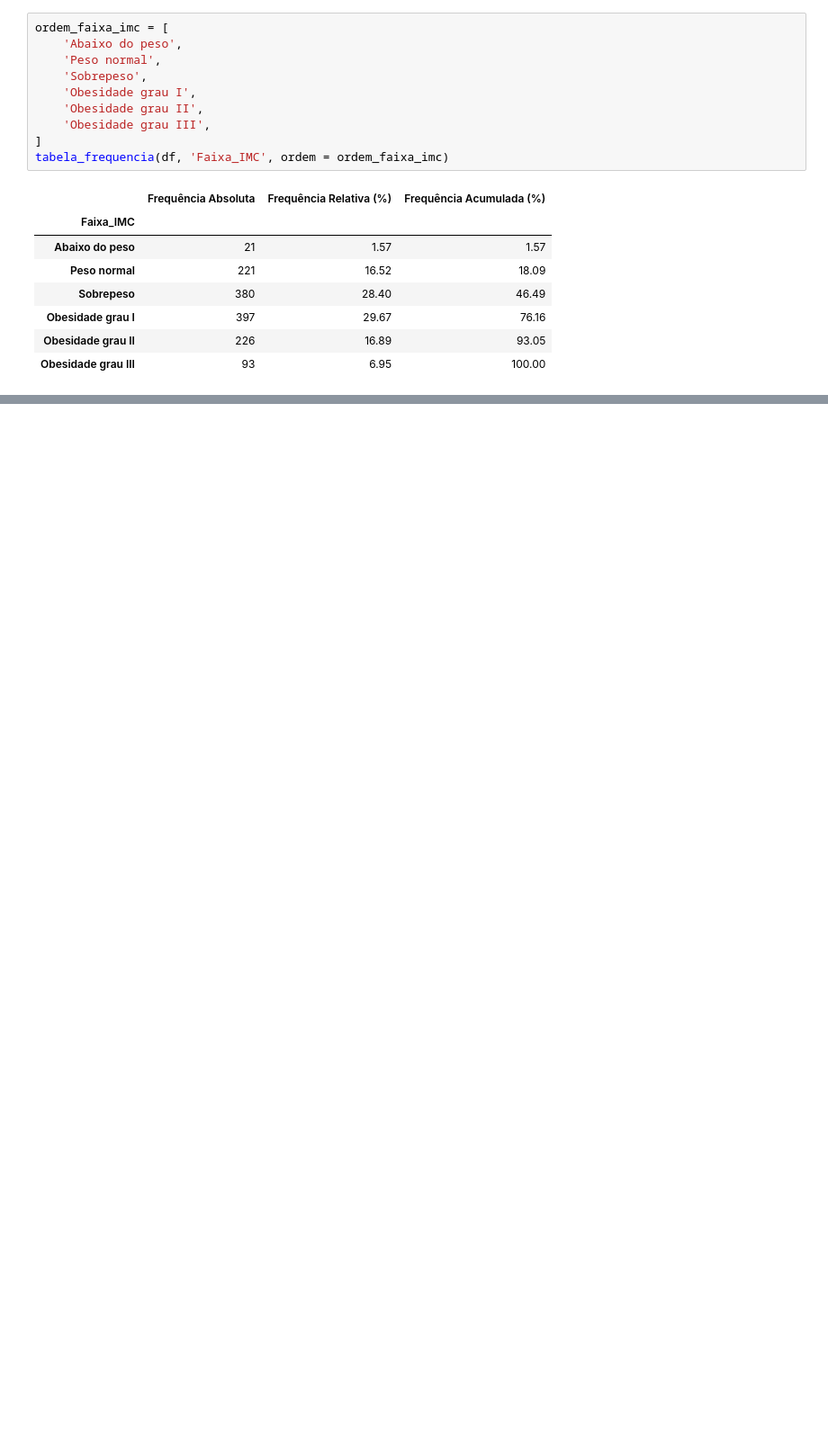
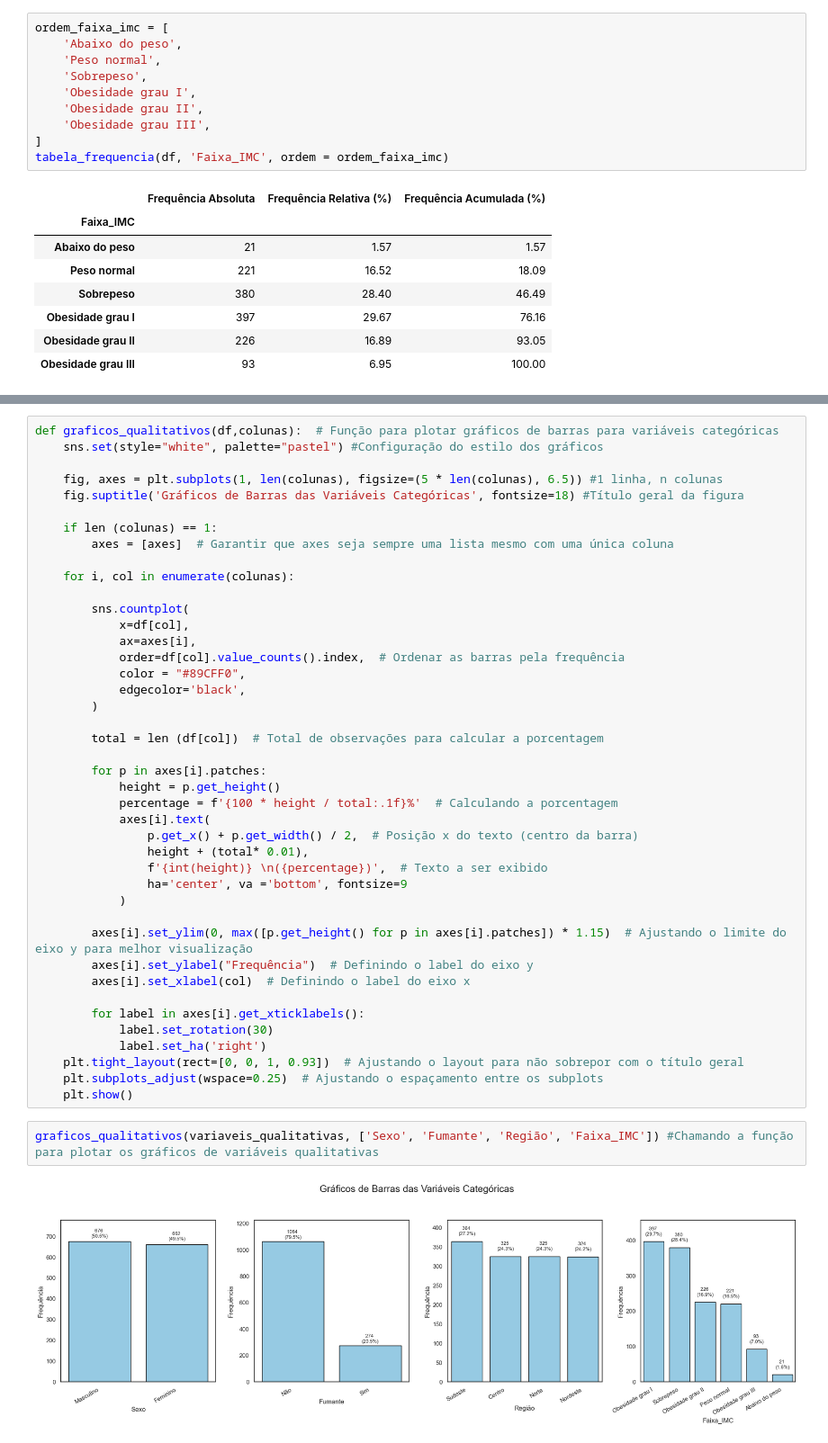
Before and after one commit to pauloivicentin/projeto_healthy_analytics, a Jupyter notebook: notebooks/analises_do_projeto.ipynb, the cells around one changed output, grey strips where cells are left out. Shown at 90% size. Saved outputs shown, nothing was run; the diff lists cells and outputs as text; blank space fills up the shorter version.

```diff
--- a/notebooks/analises_do_projeto.ipynb
+++ b/notebooks/analises_do_projeto.ipynb
@@ -638,0 +424,46 @@ plt.show()
+# %%
+def graficos_qualitativos(df,colunas):  # Função para plotar gráficos de barras para variáveis categóricas
+    sns.set(style="white", palette="pastel") #Configuração do estilo dos gráficos
+
+    fig, axes = plt.subplots(1, len(colunas), figsize=(5 * len(colunas), 6.5)) #1 linha, n colunas
+    fig.suptitle('Gráficos de Barras das Variáveis Categóricas', fontsize=18) #Título geral da figura
+
+    if len (colunas) == 1:
+        axes = [axes]  # Garantir que axes seja sempre uma lista mesmo com uma única coluna
+
+    for i, col in enumerate(colunas):
+
+        sns.countplot(
+            x=df[col],
+            ax=axes[i],
+            order=df[col].value_counts().index,  # Ordenar as barras pela frequência
+            color = "#89CFF0",
+            edgecolor='black',
+        )
+
+        total = len (df[col])  # Total de observações para calcular a porcentagem
+
+        for p in axes[i].patches:
+            height = p.get_height()
+            percentage = f'{100 * height / total:.1f}%'  # Calculando a porcentagem
+            axes[i].text(
+                p.get_x() + p.get_width() / 2,  # Posição x do texto (centro da barra)
+                height + (total* 0.01),
+                f'{int(height)} \n({percentage})',  # Texto a ser exibido
+                ha='center', va ='bottom', fontsize=9
+            )
+
+        axes[i].set_ylim(0, max([p.get_height() for p in axes[i].patches]) * 1.15)  # Ajustando o limite do eixo y para melhor visualização
+        axes[i].set_ylabel("Frequência")  # Definindo o label do eixo y
+        axes[i].set_xlabel(col)  # Definindo o label do eixo x
+
+        for label in axes[i].get_xticklabels():
+            label.set_rotation(30)
+            label.set_ha('right')
+    plt.tight_layout(rect=[0, 0, 1, 0.93])  # Ajustando o layout para não sobrepor com o título geral
+    plt.subplots_adjust(wspace=0.25)  # Ajustando o espaçamento entre os subplots
+    plt.show()
+# %%
+graficos_qualitativos(variaveis_qualitativas, ['Sexo', 'Fumante', 'Região', 'Faixa_IMC']) #Chamando a função para plotar os gráficos de variáveis qualitativas
+# %% [output]
+[figure, added]
```
Also changed, not shown: parts of 41 cells of this notebook, 2 other files.
